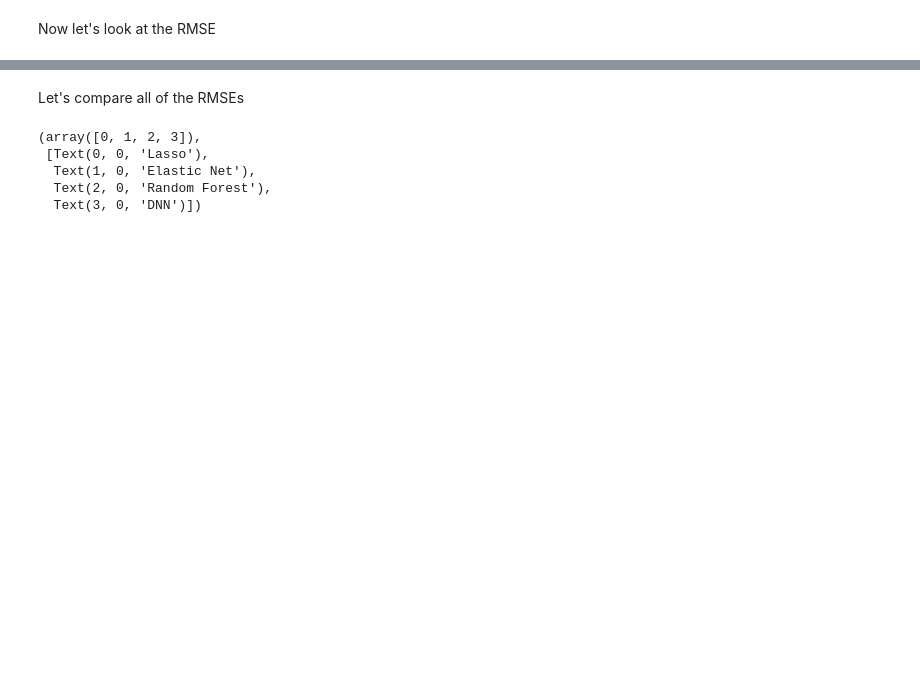
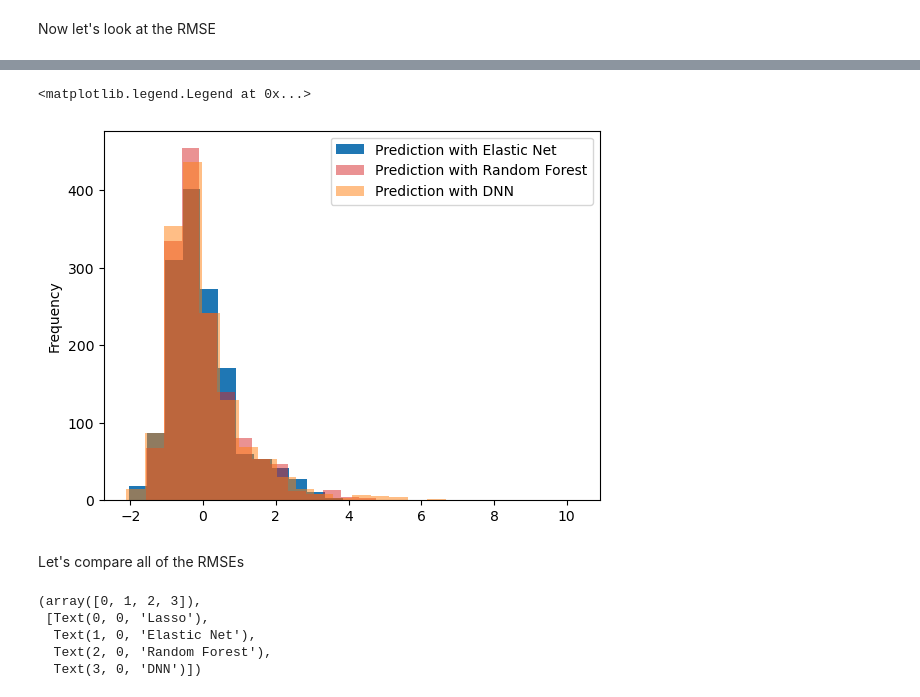
Before and after one commit to jphutch/ACE-592-SAE, a Jupyter notebook: Lectures/5_Analysis/35_SML_Examples.ipynb, the cells around one changed output, grey strips where cells are left out. Cells and saved outputs as stored; diff of their text form; code cells hidden in the pictures; blank space fills up the shorter version.

```diff
--- a/Lectures/5_Analysis/35_SML_Examples.ipynb
+++ b/Lectures/5_Analysis/35_SML_Examples.ipynb
@@ -467,0 +474,2 @@ rmse_dnn
+# %%
+test['y_dnn'] = model.predict(X_test)
@@ -468,3 +478,12 @@ rmse_dnn
+# %%
+test['y_elastic'].plot(kind="hist",label="Prediction with Elastic Net",bins=14)
+test['y_rf'].plot(kind="hist",color="C3",alpha=.5,bins=14,label="Prediction with Random Forest")
+test['y_dnn'].plot(kind="hist",color="C1",alpha=.5,bins=24,label="Prediction with DNN")
+
+plt.legend()
+# %% [output]
+<matplotlib.legend.Legend at 0x...>
+[figure, added]
 # %% [markdown]
 Let's compare all of the RMSEs
 # %%
```
Also changed, not shown: parts of 22 cells of this notebook.
